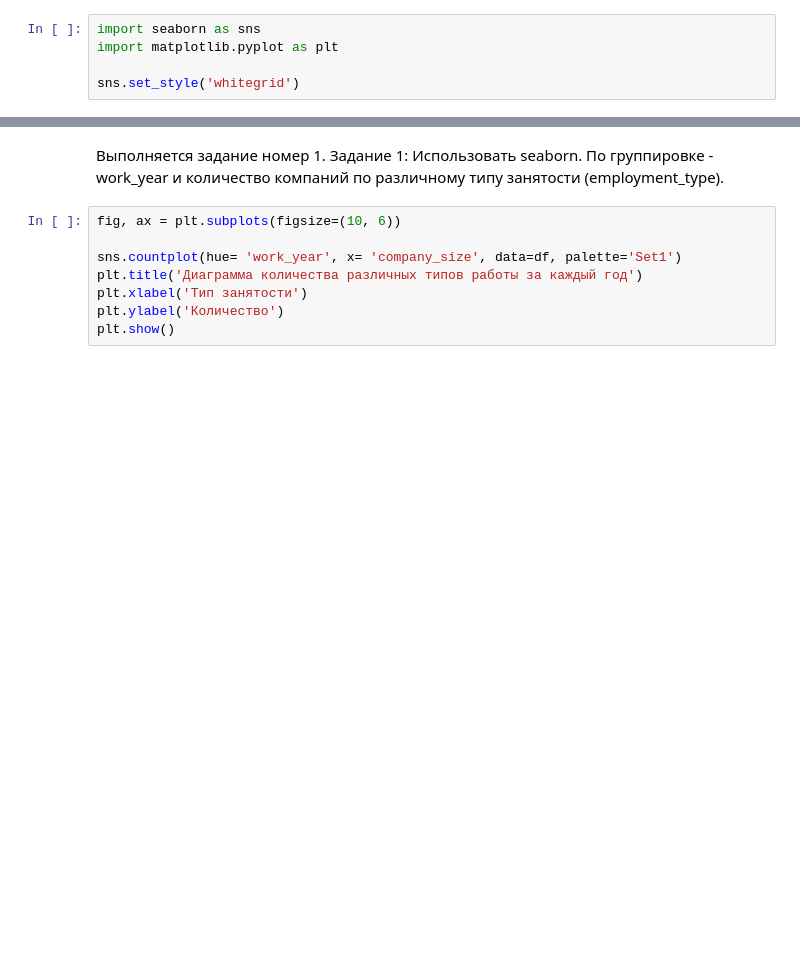
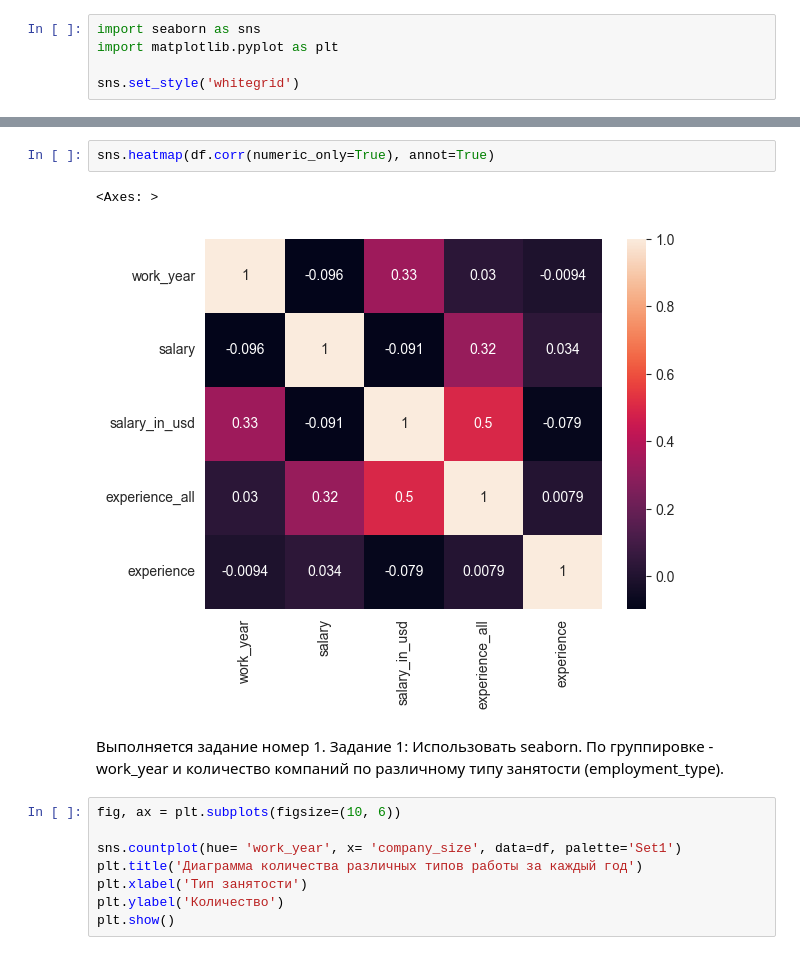
Before and after one commit to MaksimLevchenko/data_analysis_2, a Jupyter notebook: ЛР2_ЛевченкоМС_7.ipynb, the cells around one changed output, grey strips where cells are left out. Drawn from its saved outputs; the diff is of its cells as text; blank space fills up the shorter version.

```diff
--- a/ЛР2_ЛевченкоМС_7.ipynb
+++ b/ЛР2_ЛевченкоМС_7.ipynb
@@ -218,3 +239,8 @@ sns.set_style('whitegrid')
+# %%
+sns.heatmap(df.corr(numeric_only=True), annot=True)
+# %% [output]
+<Axes: >
+[figure, added]
 # %% [markdown]
 Выполняется задание номер 1.
 Задание 1: Использовать seaborn. По группировке - work_year и количество компаний по различному типу занятости (employment_type).
```
Also changed, not shown: parts of 6 cells of this notebook.
